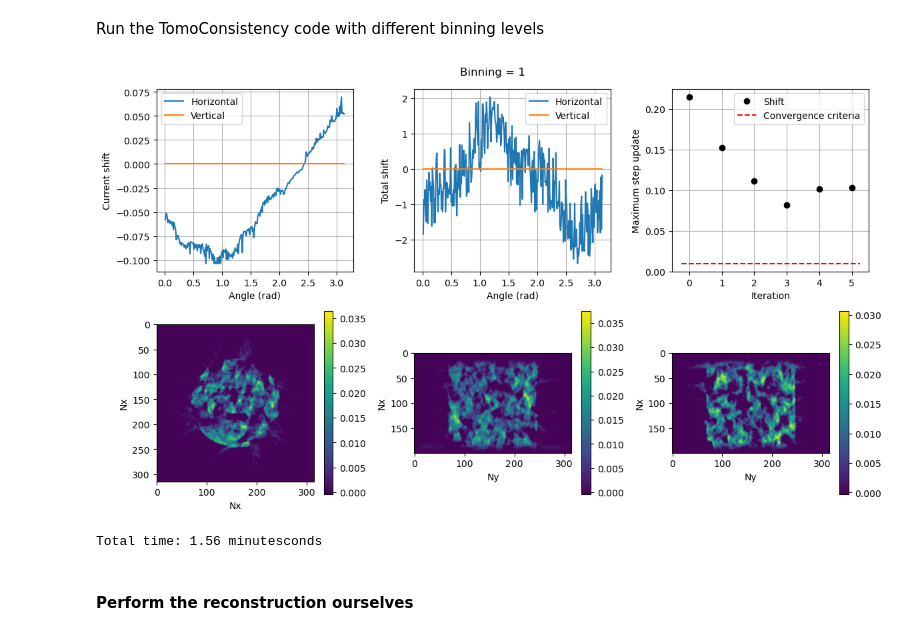
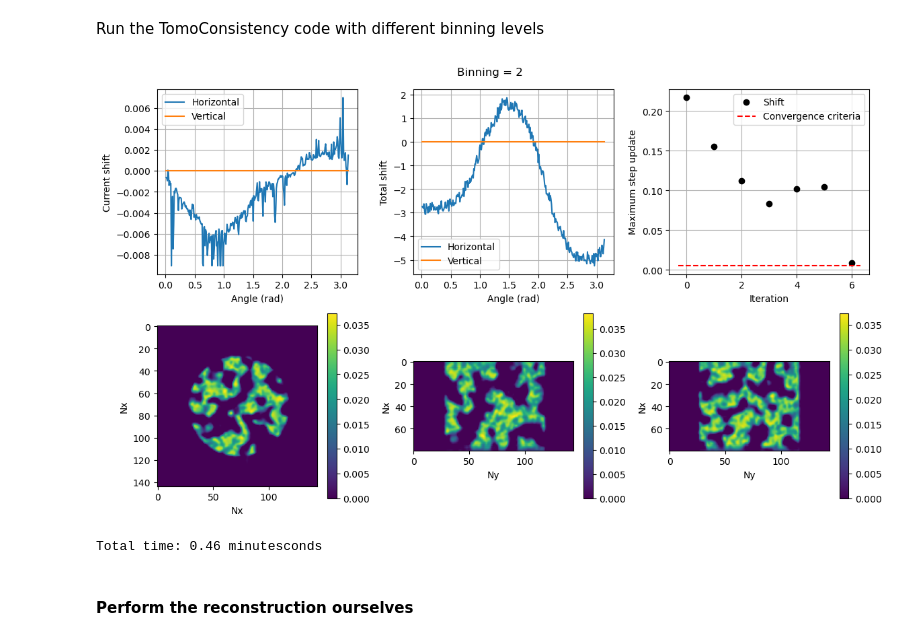
Before and after one commit to TomographicImaging/PtychographyAlignment, a Jupyter notebook: applications/alignment_pipeline.ipynb, the cells around one changed output. Cells and saved outputs as stored; diff of their text form; code cells hidden in the pictures.

```diff
--- a/applications/alignment_pipeline.ipynb
+++ b/applications/alignment_pipeline.ipynb
@@ -114,7 +128,9 @@ shift_total[:,1] = shift_total[:,1] + shift_vertical
 # %% [markdown]
 Apply shift total to the original image
 # %%
+shift_total = shift_total[inv_order,:]
+
 for m in range(shift_total.shape[0]):
     img[:,:,m] = np.roll(img[:,:,m],(int(shift_total[m,0]), int(shift_total[m,1])),axis=(1,0))
-utils.display_tools.plot_3axes(img.real, 'Shifted image', ['Ny', 'Nx', 'Nangles'])
+utils.display_tools.plot_3axes(img[:,:,theta_order].real, 'Shifted image', ['Ny', 'Nx', 'Nangles'])
 # %% [output]
@@ -121,0 +154,8 @@ utils.display_tools.plot_3axes(img.real, 'Shifted image', ['Ny', 'Nx', 'Nangles'
+# %%
+print("Find x-centre of sample at 0 deg (Image 1) and 180 deg (Image 2), and write it down below.")
+xcentre1 = float(input("Enter x value for image 1: "))
+xcentre2 = float(input("Enter x value for image 2: "))
+
+cor_offset = (xcentre1 + (xcentre2 - xcentre1)/2) - img.shape[1]//2
+
+img = np.roll(img, -int(cor_offset), axis=1)
@@ -125,7 +176,7 @@ utils.display_tools.plot_3axes(img.real, 'Shifted image', ['Ny', 'Nx', 'Nangles'
 First get the phase gradient and calculate weights
 # %%
 # get the phase gradient
-img_grad = utils.phase_tools.get_phase_gradient_1D(img, ax=1)[Ny_start:Ny_stop,Nx_start:Nx_stop,:] # apply on the full image then re-crop
+img_grad = utils.phase_tools.get_phase_gradient_1D(img, ax=1)[object_ROI[0].astype(int),:,:][:,object_ROI[1].astype(int),:][:,:,theta_order] # apply on the full image then re-crop
 [Ny, Nx, Nangles] = img_grad.shape
 
 high_pass_filter = 0.01
@@ -156,7 +207,7 @@ ROI = (
 Setup the alignment code with default values
 # %%
 config = TomoConsistencyConfig(
-    max_iterations = 200,
+    max_iterations = 500,
     step_relaxation = 0.5,
     high_pass_filter = 0.01,
     min_step_size = 0.01,
@@ -175,26 +226,26 @@ Run the TomoConsistency code with different binning levels
 # %%
 import time
 t0 = time.time()
 
 # Loop over different binning levels
-bin_levels = [ 4, 2, 1]
+bin_levels = [ 4, 2]
 
 shift_tomoconsistency = np.zeros((Nangles,2))
 for binning in bin_levels:
 
     # Apply ROI and binning
     sinogram = utils.shift_tools.imshift_generic(img_grad, shift=np.zeros((Nangles,2)), Npix = None, affine_matrix = None, smooth = 5,
                                         ROI = ROI, downsample = binning, interp_method = 'fft', interp_sign = 1)
 
 
     weights_find_shift = np.maximum(0,1-convolution_result)
     weights_find_shift = utils.shift_tools.imshift_generic(weights_find_shift, shift=np.zeros((Nangles,2)), Npix = None, affine_matrix = None, smooth = 0,
                                         ROI = ROI, downsample = binning, interp_method = 'linear', interp_sign = 1)
 
-    shift_tomoconsistency, _, rec, _ = aligner.run_alignment(sinogram, theta, weights_find_shift, shift_tomoconsistency, binning)
+    shift_tomoconsistency, _, rec, _ = aligner.run_alignment(sinogram, theta[theta_order], weights_find_shift, shift_tomoconsistency, binning)
 
 print(f'\rTotal time: {(time.time() - t0)/60:.2f} minutes')
 # %% [output]
-[figure, old version]
+[figure, new version]
-Total time: 1.56 minutesconds
+Total time: 0.46 minutesconds
 # %%
```
Also changed, not shown: parts of 21 cells of this notebook, 2 other files.
